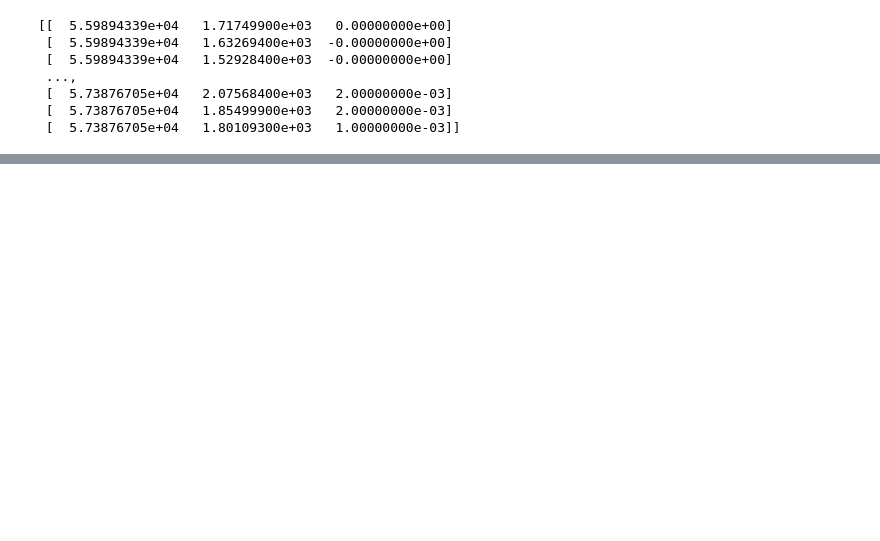
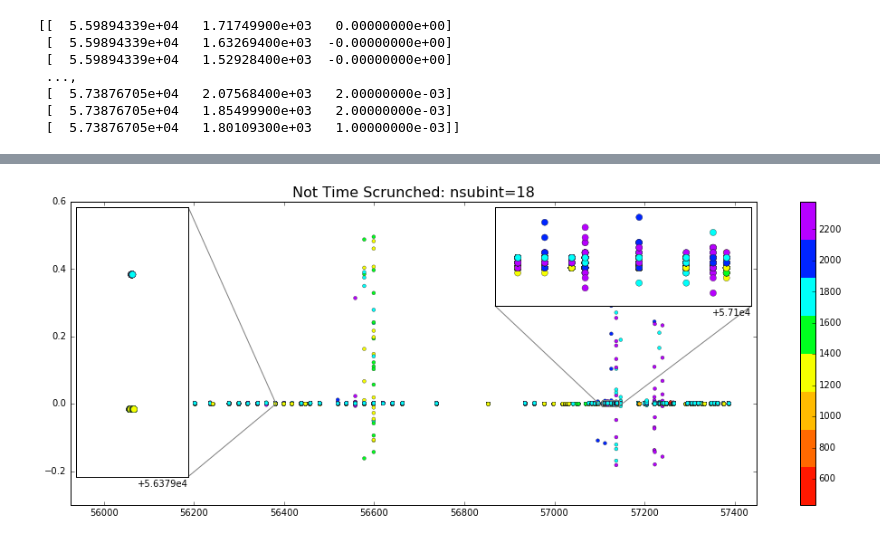
Before and after one commit to elliesch/pulsar_codes, a Jupyter notebook: ResidVsTime.ipynb, the cells around one changed output, grey strips where cells are left out. Cells and saved outputs as stored; diff of their text form; code cells hidden in the pictures; blank space fills up the shorter version.

```diff
--- a/ResidVsTime.ipynb
+++ b/ResidVsTime.ipynb
@@ -93,11 +98,11 @@ plt.show()
 # %%
 #Importing arrays for nots, no time scrunching so original number of time bins
 
-arrays_nots = np.genfromtxt('tempo_factor2.lis', skip_header=90, max_rows=8870, usecols=(1,4,7))
+arrays_nots = np.genfromtxt('tempo_nots.lis', skip_header=90, max_rows=17109, usecols=(1,4,7))
 
-print arrays_factor2
+print arrays_nots
 
-TOA_2 = arrays_factor2[:,0]
-freq_2 = arrays_factor2[:,1]
-resid_2 = arrays_factor2[:,2]
+TOA_nots = arrays_nots[:,0]
+freq_nots = arrays_nots[:,1]
+resid_nots = arrays_nots[:,2]
 # %% [output]
@@ -112,0 +116,34 @@ plt.xticks?
+# %%
+#Plot residual vs. MJD. (Time Scrunched in half to 10 subintervals)
+
+# cmap = plt.get_cmap('gist_rainbow', 8)
+
+fig,ax = plt.subplots(figsize=(17,6))
+cax = ax.scatter(TOA_nots, resid_nots, c=freq_nots, s=15, edgecolor='#262626', linewidth='0.35', cmap=cmap)
+ax.set_title('Not Time Scrunched: nsubint=18', fontsize='16')
+ax.set_xlim(55925, 57450)
+fig.colorbar(cax)
+
+#Creating the zoomed portion of the plot on the upper right
+axins = zoomed_inset_axes(ax, 15, loc=1) # zoom-factor: 2.5, location: upper-left
+axins.scatter(TOA_nots, resid_nots, c=freq_nots, s=50, edgecolor='#262626', linewidth='0.35', cmap=cmap)
+x1, x2, y1, y2 = 57105, 57143, -0.0075, 0.012 # specify the limits
+axins.set_xlim(x1, x2) # apply the x-limits
+axins.set_ylim(y1, y2) # apply the y-limits
+plt.tick_params(axis='both', bottom='off', top='off', left='off', right='off', labelbottom='off', labelleft='off')
+
+mark_inset(ax, axins, loc1=3, loc2=4, fc="none", ec="0.5") #Draw the lines to the plot
+
+#Creating the zoomed portion of the plot on the upper left
+axins2 = zoomed_inset_axes(ax, 200, loc=2) # zoom-factor: 2.5, location: upper-left
+axins2.scatter(TOA_nots, resid_nots, c=freq_nots, s=50, edgecolor='#262626', linewidth='0.35', cmap=cmap)
+x1b, x2b, y1b, y2b = 56379.75, 56381, -0.001, 0.003 # specify the limits
+axins2.set_xlim(x1b, x2b) # apply the x-limits
+axins2.set_ylim(y1b, y2b) # apply the y-limits
+plt.tick_params(axis='both', bottom='off', top='off', left='off', right='off', labelbottom='off', labelleft='off')
+
+mark_inset(ax, axins2, loc1=1, loc2=4, fc="none", ec="0.5") #Draw the lines to the plot
+
+plt.show()
+# %% [output]
+[figure, added]
```
Also changed, not shown: parts of 25 cells of this notebook.
